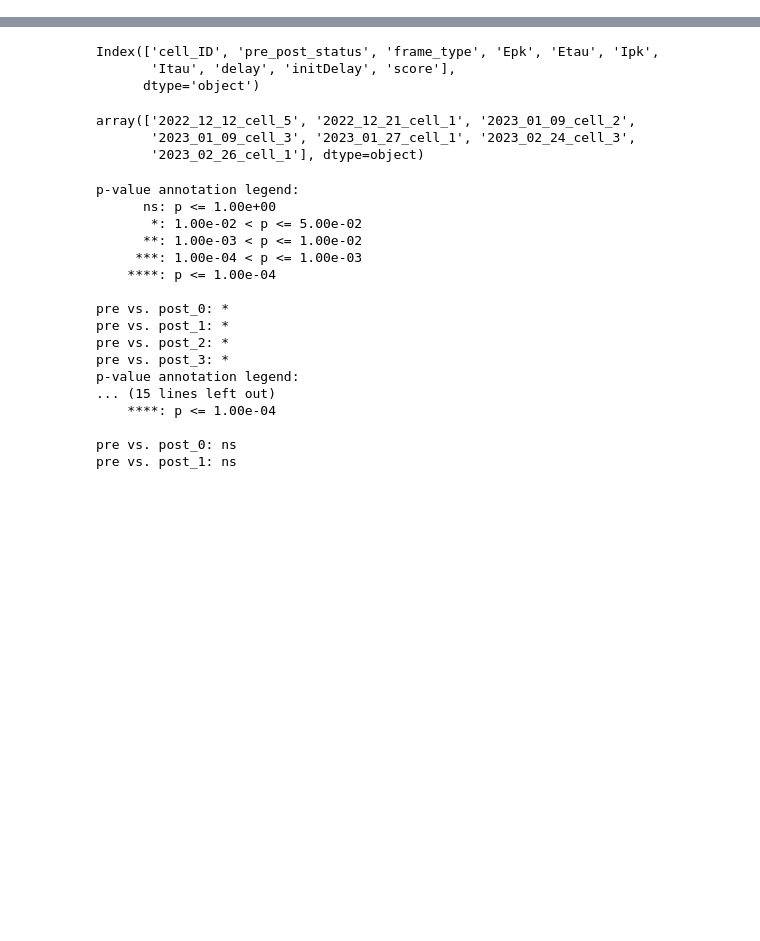
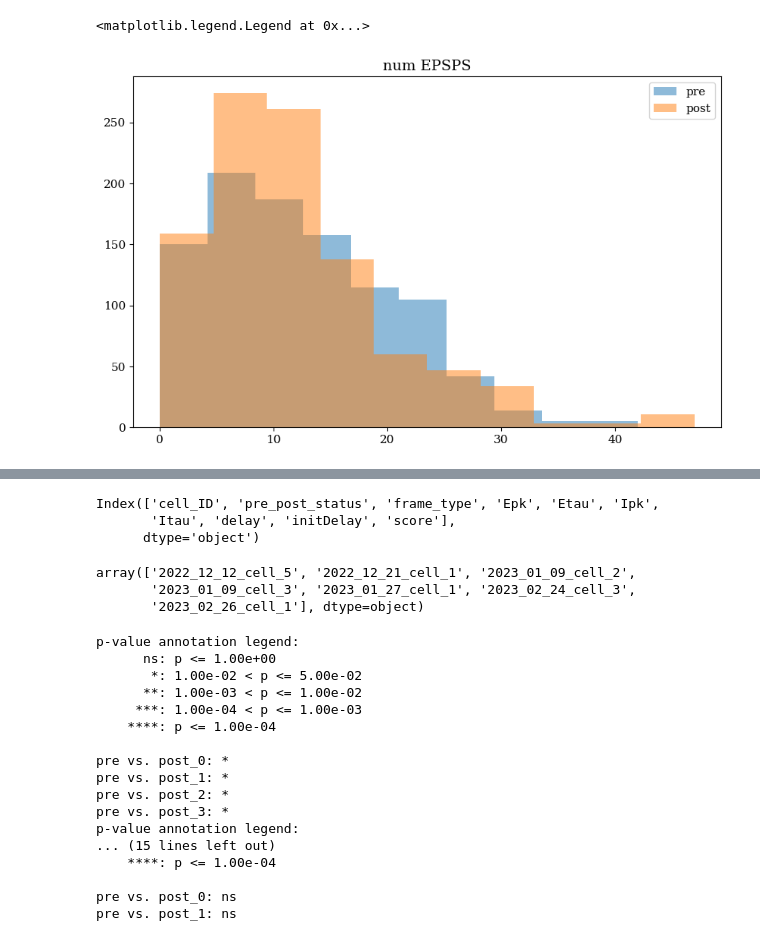
Before and after one commit to anzalks/single_neuron_pattern_learning_paper, a Jupyter notebook: plotting_scripts/Untitled.ipynb, the cells around one changed output, grey strips where cells are left out. Saved outputs shown, nothing was run; the diff lists cells and outputs as text; code cells hidden in the pictures; blank space fills up the shorter version.

```diff
--- a/plotting_scripts/Untitled.ipynb
+++ b/plotting_scripts/Untitled.ipynb
@@ -32,3 +32,5 @@ selected_time_points = ['post_0', 'post_1', 'post_2', 'post_3','pre']
                         #'post_4','post_5']
 cell_dist=[8,10,4]
 cell_dist_key = ["leaners","non\nlearners","cells\nnot\ncosidered"]
+# %%
+all_cells_all_trails_extracted_featrues = pd.read_pickle("/Users/anzalks/Documents/pattern_learning_paper/plotting_scripts/python_scripts_paper_ready/analysis_scripts/pickle_files_from_analysis/pd_all_cells_all_trials.pickle")
@@ -34,0 +48,22 @@ cell_dist_key = ["leaners","non\nlearners","cells\nnot\ncosidered"]
+# %%
+pre_post_grp = all_cells_all_trails_extracted_featrues.groupby(by="pre_post_status")
+mepsp_pre=[]
+mepsp_post=[]
+for pps,pps_data in pre_post_grp:
+    if pps=="pre":
+        mepsp_pre.append(pps_data)
+    elif pps=="post_3":
+        mepsp_post.append(pps_data)
+    else:
+        pass
+# %%
+mepsp_pre = pd.concat(mepsp_pre)
+mepsp_post = pd.concat(mepsp_post)
+# %%
+mepsp_pre["num_mepsp"].hist(grid=False,alpha=0.5, label="pre")
+mepsp_post["num_mepsp"].hist(grid=False,alpha=0.5, label="post")
+plt.title("num EPSPS")
+plt.legend()
+# %% [output]
+<matplotlib.legend.Legend at 0x...>
+[figure, added]
```
Also changed, not shown: parts of 8 cells of this notebook, 8 other files.
